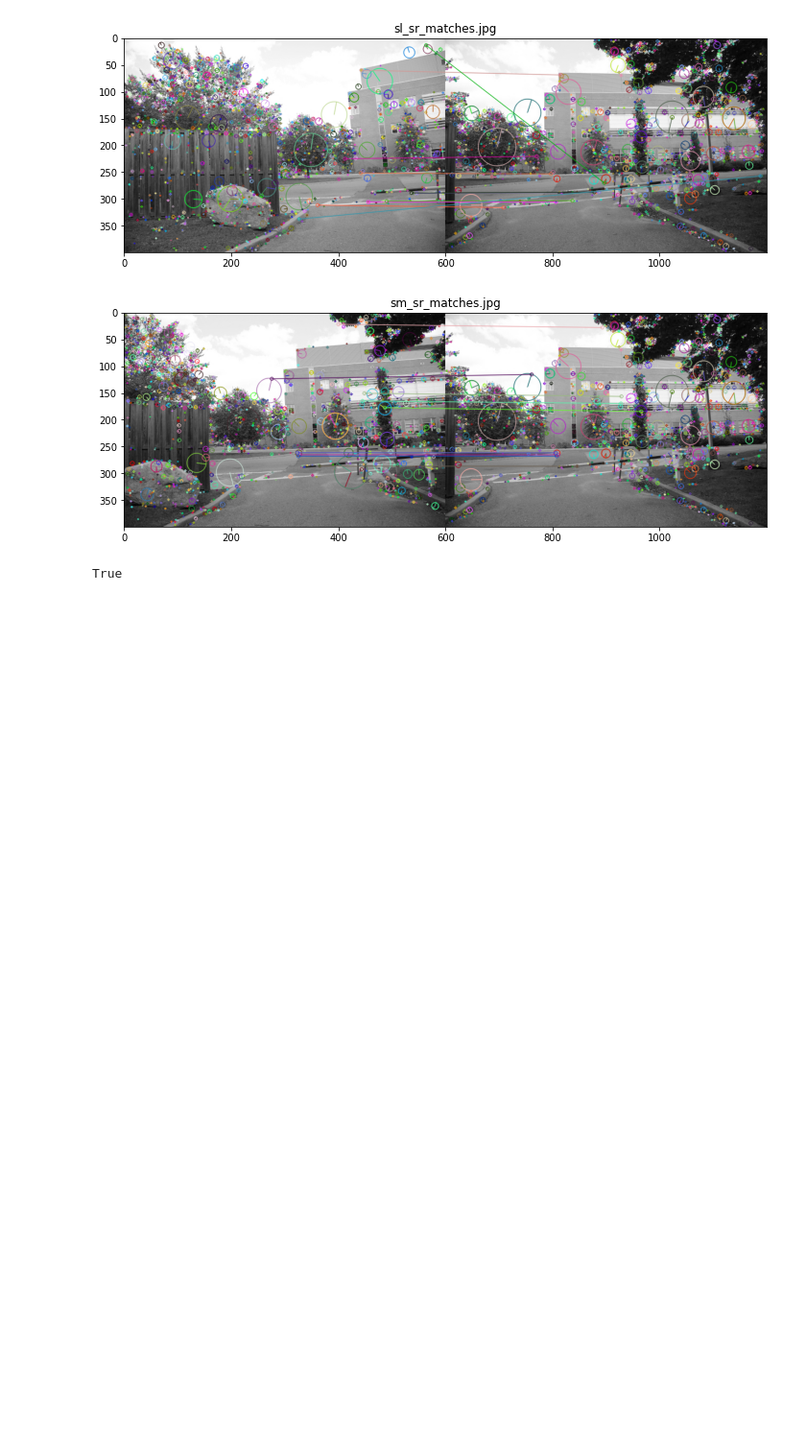
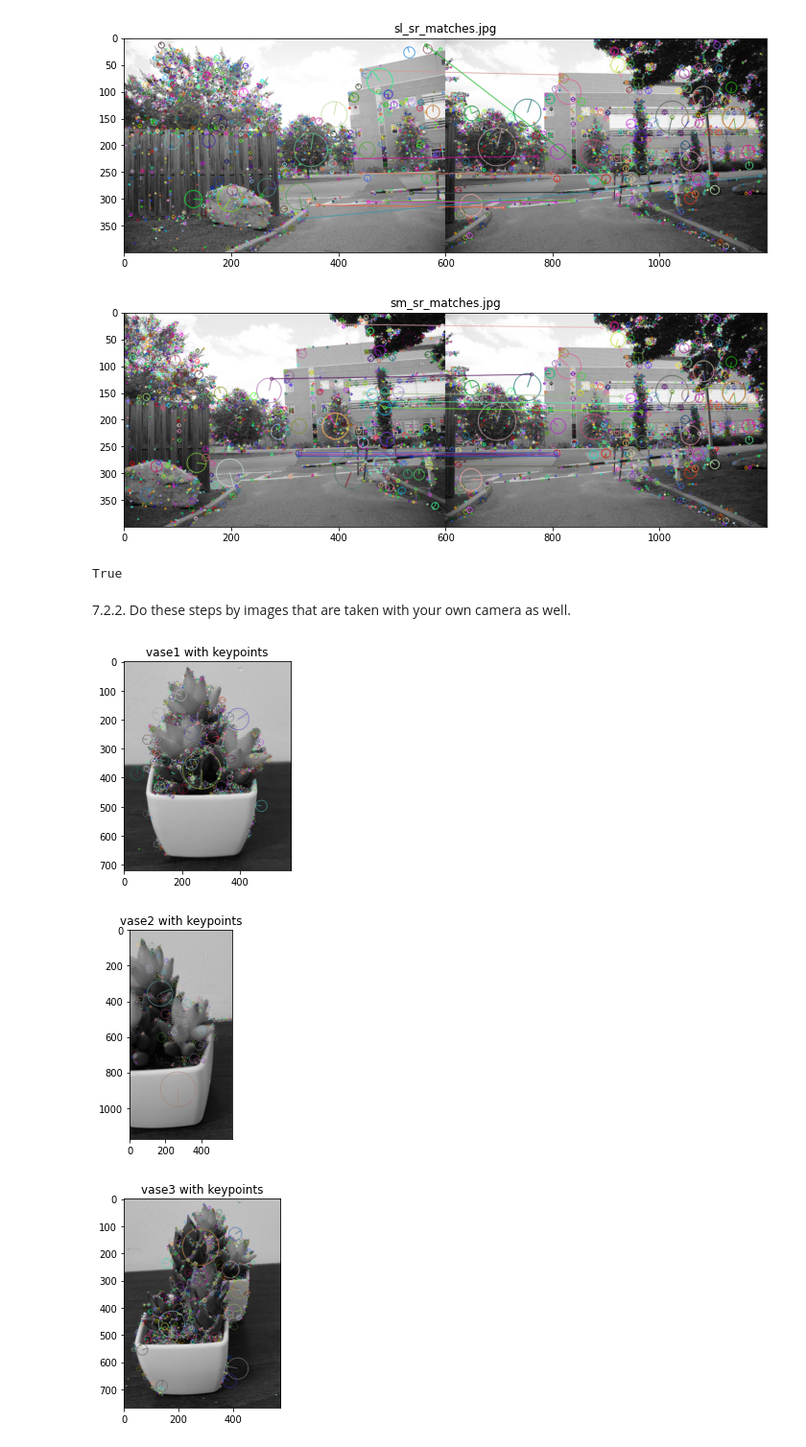
Before and after one commit to saleh-sh/HW7, a Jupyter notebook: HW7.ipynb, the cells around one changed output. Shown at 96% size. Saved outputs shown, nothing was run; the diff lists cells and outputs as text; code cells hidden in the pictures; blank space fills up the shorter version.

```diff
--- a/HW7.ipynb
+++ b/HW7.ipynb
@@ -25,6 +25,18 @@ sm = np.array(sm)
 sr = cv2.imread(rootPath + 'Images/sr.jpg')
 sr = cv2.cvtColor(sr, cv2.COLOR_BGR2RGB)
 sr = np.array(sr)
+
+vase1 = cv2.imread(rootPath + 'Images/My_Images/vase1.jpg')
+vase1 = cv2.cvtColor(vase1, cv2.COLOR_BGR2RGB)
+vase1 = np.array(vase1)
+
+vase2 = cv2.imread(rootPath + 'Images/My_Images/vase2.jpg')
+vase2 = cv2.cvtColor(vase2, cv2.COLOR_BGR2RGB)
+vase2 = np.array(vase2)
+
+vase3 = cv2.imread(rootPath + 'Images/My_Images/vase3.jpg')
+vase3 = cv2.cvtColor(vase3, cv2.COLOR_BGR2RGB)
+vase3 = np.array(vase3)
 # %%
 def subplot(rows_count, column_count, images, titles):
     for i in range(len(images)):
@@ -216,3 +228,21 @@ plot_image(sm_with_key_points, 'sm with keypoints')
 sr_with_key_points = detect_SURF_key_points(sr)
 cv2.imwrite(rootPath + 'Outputs/7.2/7.2.1/SURF/sr-with-keypoints.jpg', sr_with_key_points)
 plot_image(sr_with_key_points, 'sr with keypoints')
+# %% [markdown]
+7.2.2. Do these steps by images that are taken with your own camera as well.
+# %%
+vase1_with_key_points = detect_SIFT_key_points(vase1)
+cv2.imwrite(rootPath + 'Outputs/7.2/7.2.2/vase1_with_key_points.jpg', vase1_with_key_points)
+plot_image(vase1_with_key_points, 'vase1 with keypoints')
+
+vase2_with_key_points = detect_SIFT_key_points(vase2)
+cv2.imwrite(rootPath + 'Outputs/7.2/7.2.2/vase2-with-keypoints.jpg', vase2_with_key_points)
+plot_image(vase2_with_key_points, 'vase2 with keypoints')
+
+vase3_with_key_points = detect_SIFT_key_points(vase3)
+cv2.imwrite(rootPath + 'Outputs/7.2/7.2.2/vase3-with-keypoints.jpg', vase3_with_key_points)
+plot_image(vase3_with_key_points, 'vase3 with keypoints')
+# %% [output]
+[figure, added]
+[figure, added]
+[figure, added]
```
Also changed, not shown: parts of 1 cell of this notebook, 9 other files.
